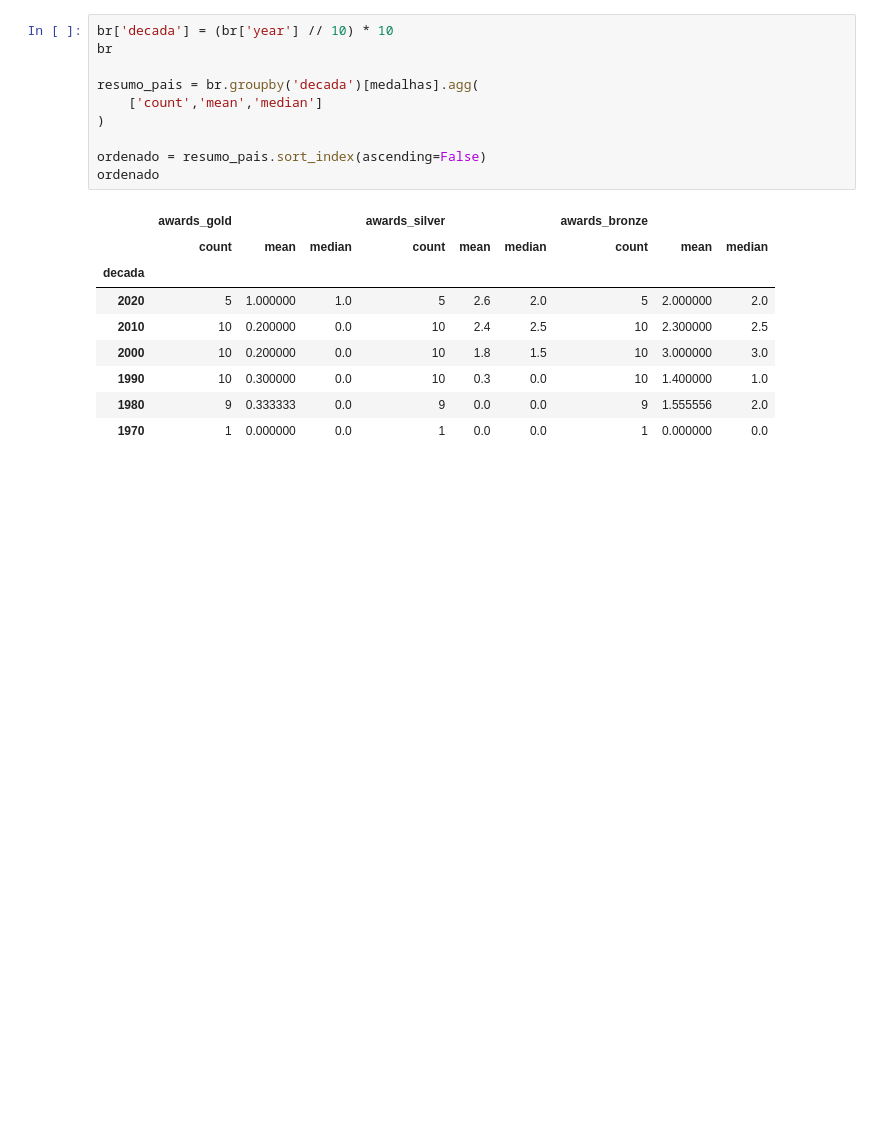
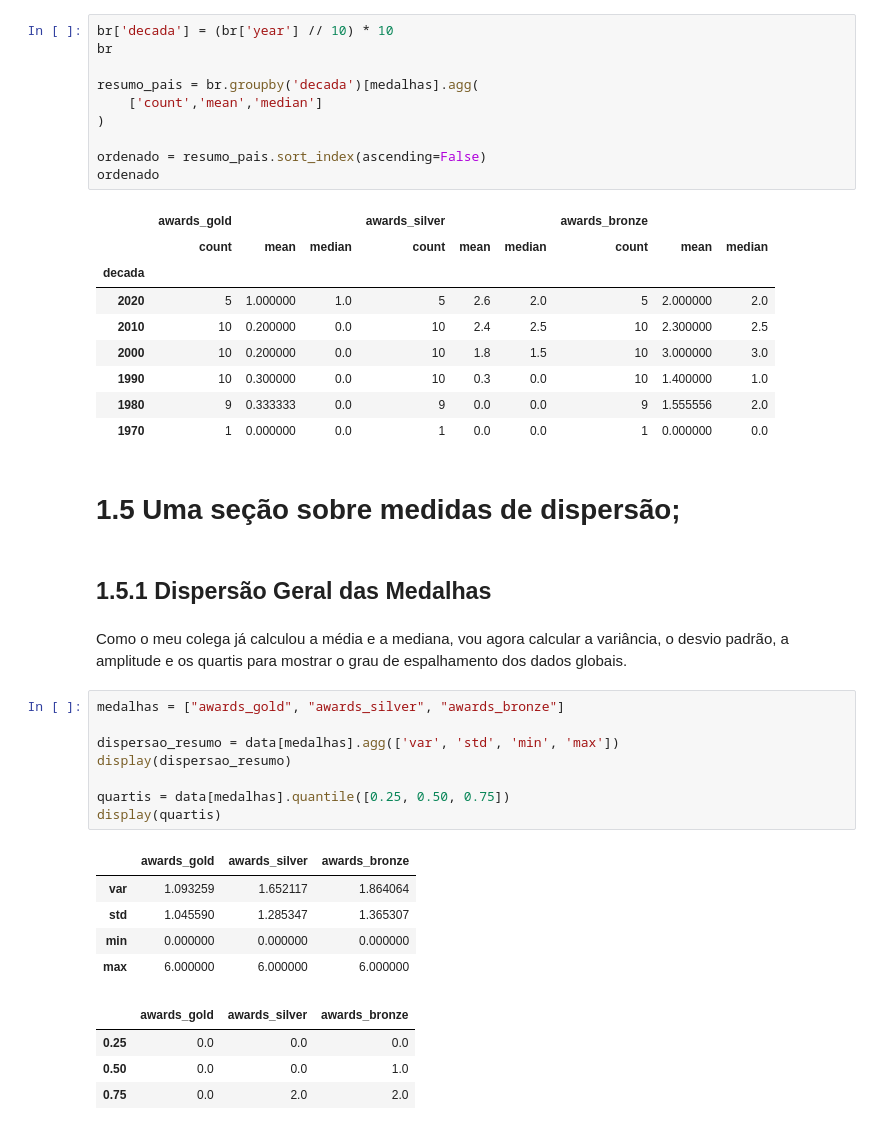
Before and after one commit to MatheusLuna37/IMO-analysis, a Jupyter notebook: teste03.ipynb, the cells around one changed output. Drawn from its saved outputs; the diff is of its cells as text; blank space fills up the shorter version.

```diff
--- a/teste03.ipynb
+++ b/teste03.ipynb
@@ -207,3 +225,27 @@ ordenado
 | 1990 | 10 | 0.300000 | 0.0 | 10 | 0.3 | 0.0 | 10 | 1.400000 | 1.0 |
 | 1980 | 9 | 0.333333 | 0.0 | 9 | 0.0 | 0.0 | 9 | 1.555556 | 2.0 |
 | 1970 | 1 | 0.000000 | 0.0 | 1 | 0.0 | 0.0 | 1 | 0.000000 | 0.0 |
+# %% [markdown]
+# 1.5 Uma seção sobre medidas de dispersão;
+# %% [markdown]
+## 1.5.1 Dispersão Geral das Medalhas
+# %% [markdown]
+Como o meu colega já calculou a média e a mediana, vou agora calcular a variância, o desvio padrão, a amplitude e os quartis para mostrar o grau de espalhamento dos dados globais.
+# %%
+medalhas = ["awards_gold", "awards_silver", "awards_bronze"]
+
+dispersao_resumo = data[medalhas].agg(['var', 'std', 'min', 'max'])
+display(dispersao_resumo)
+
+quartis = data[medalhas].quantile([0.25, 0.50, 0.75])
+display(quartis)
+# %% [output]
+|  | awards_gold | awards_silver | awards_bronze |
+| var | 1.093259 | 1.652117 | 1.864064 |
+| std | 1.045590 | 1.285347 | 1.365307 |
+| min | 0.000000 | 0.000000 | 0.000000 |
+| max | 6.000000 | 6.000000 | 6.000000 |
+|  | awards_gold | awards_silver | awards_bronze |
+| 0.25 | 0.0 | 0.0 | 0.0 |
+| 0.50 | 0.0 | 0.0 | 1.0 |
+| 0.75 | 0.0 | 2.0 | 2.0 |
```
Also changed, not shown: parts of 10 cells of this notebook.
